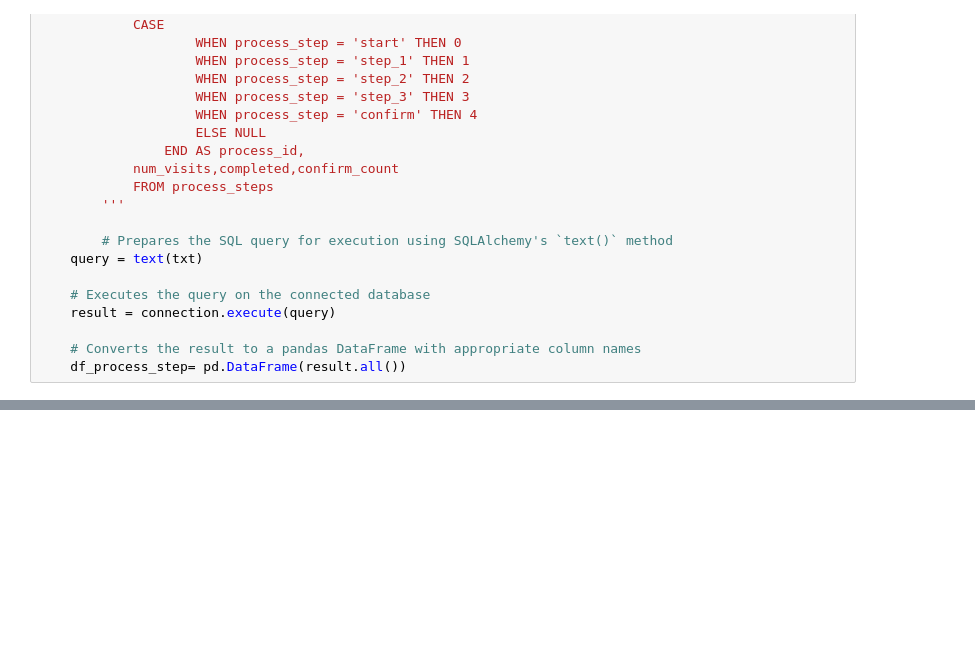
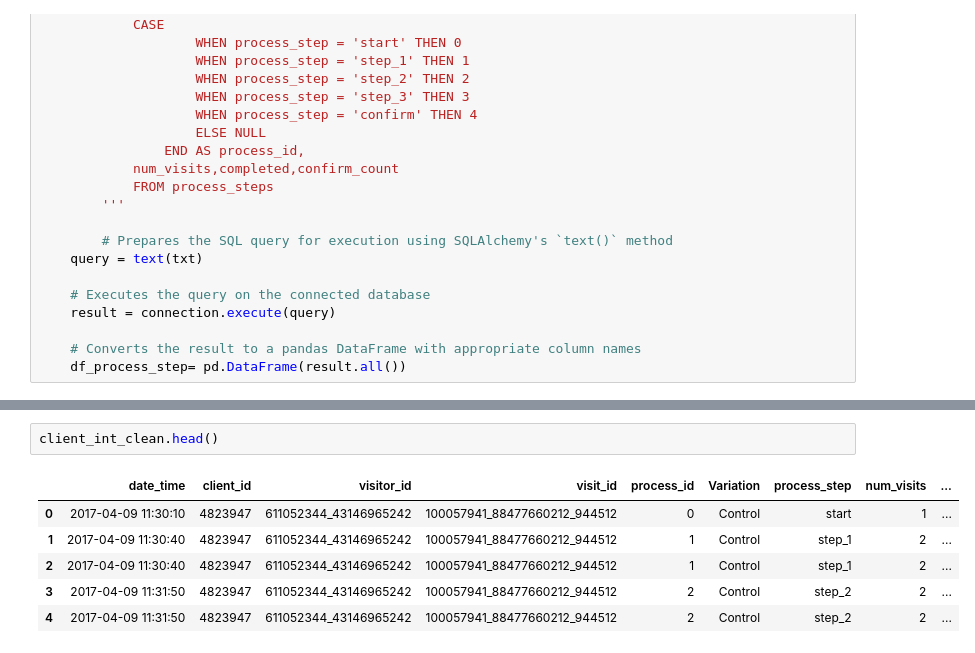
Before and after one commit to samyak-anand/Vanguard_customer_experience_EDA, a Jupyter notebook: Dags/new.ipynb, the cells around one changed output, grey strips where cells are left out. Drawn from its saved outputs; the diff is of its cells as text; blank space fills up the shorter version.

```diff
--- a/Dags/new.ipynb
+++ b/Dags/new.ipynb
@@ -357,0 +278,9 @@ with engine.connect()as connection:
+# %%
+client_int_clean.head()
+# %% [output]
+|  | date_time | client_id | visitor_id | visit_id | process_id | Variation | process_step | num_visits | ... |
+| 0 | 2017-04-09 11:30:10 | 4823947 | 611052344_43146965242 | 100057941_88477660212_944512 | 0 | Control | start | 1 | ... |
+| 1 | 2017-04-09 11:30:40 | 4823947 | 611052344_43146965242 | 100057941_88477660212_944512 | 1 | Control | step_1 | 2 | ... |
+| 2 | 2017-04-09 11:30:40 | 4823947 | 611052344_43146965242 | 100057941_88477660212_944512 | 1 | Control | step_1 | 2 | ... |
+| 3 | 2017-04-09 11:31:50 | 4823947 | 611052344_43146965242 | 100057941_88477660212_944512 | 2 | Control | step_2 | 2 | ... |
+| 4 | 2017-04-09 11:31:50 | 4823947 | 611052344_43146965242 | 100057941_88477660212_944512 | 2 | Control | step_2 | 2 | ... |
```
Also changed, not shown: parts of 29 cells of this notebook, 2 other files.
